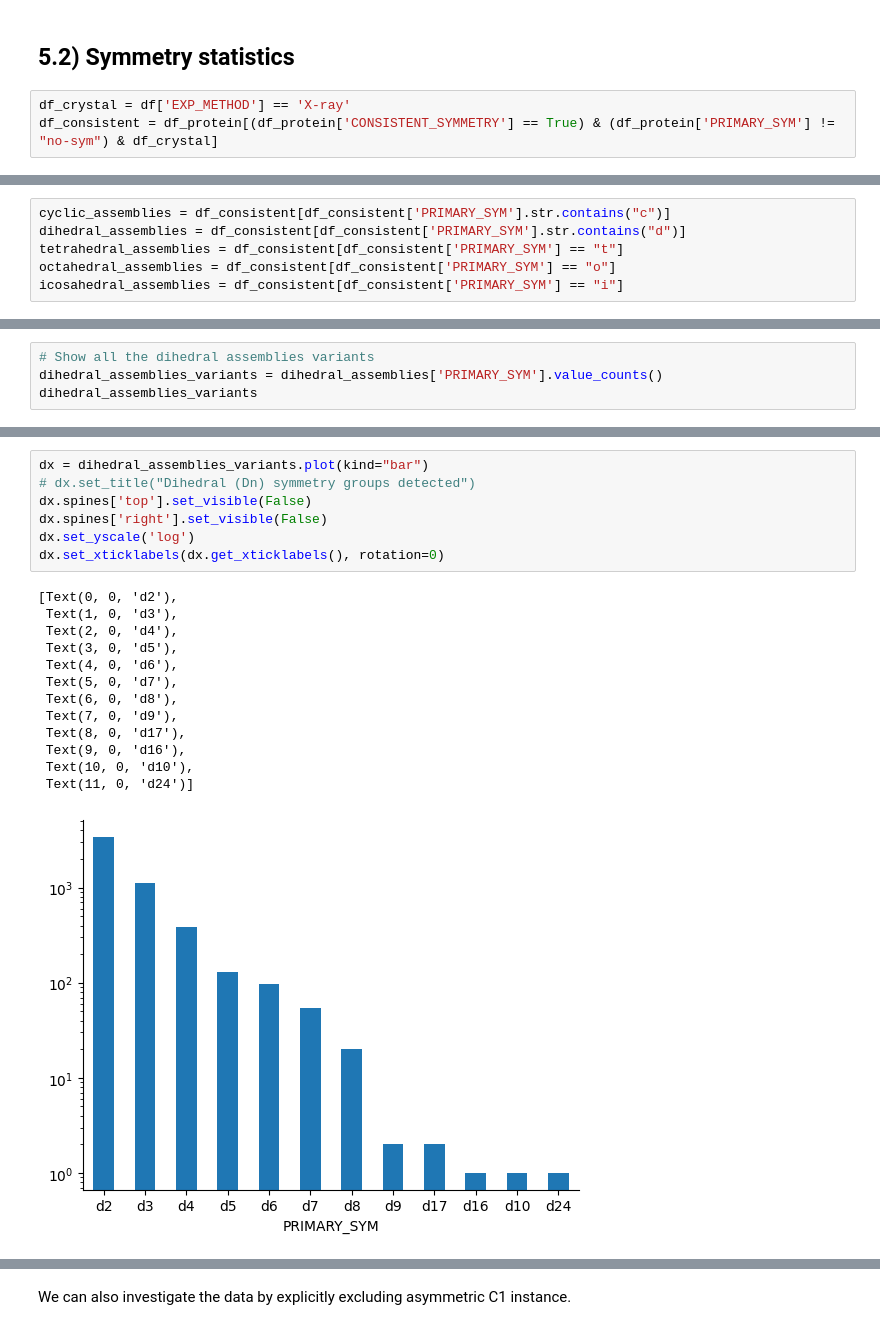
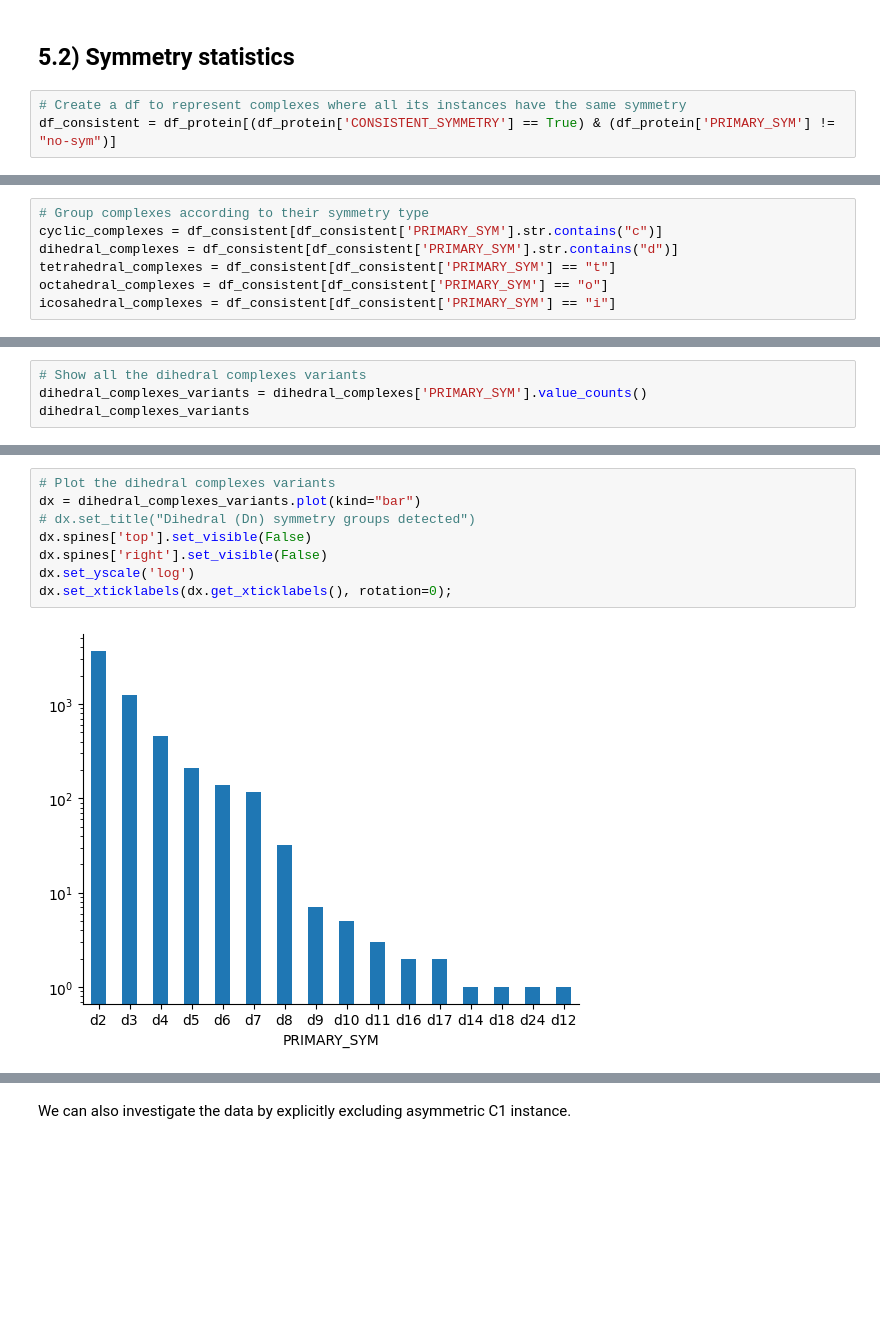
Before and after one commit to PDBe-KB/pdbe-assemblies-analysis, a Jupyter notebook: assemblies_analysis.ipynb, the cells around one changed output, grey strips where cells are left out. Saved outputs shown, nothing was run; the diff lists cells and outputs as text; blank space fills up the shorter version.

```diff
--- a/assemblies_analysis.ipynb
+++ b/assemblies_analysis.ipynb
@@ -1293,6 +1195,6 @@ df_protein["PRIMARY_SYM"] = df_protein["SYMMETRY_OPS"].apply(lambda x: most_freq
 # %% [markdown]
 ## 5.2) Symmetry statistics
 # %%
-df_crystal = df['EXP_METHOD'] == 'X-ray'
-df_consistent = df_protein[(df_protein['CONSISTENT_SYMMETRY'] == True) & (df_protein['PRIMARY_SYM'] != "no-sym") & df_crystal]
+# Create a df to represent complexes where all its instances have the same symmetry
+df_consistent = df_protein[(df_protein['CONSISTENT_SYMMETRY'] == True) & (df_protein['PRIMARY_SYM'] != "no-sym")]
 # %%
@@ -1302,7 +1204,8 @@ There are 30026 unique assemblies that have a symmetry
 # %%
-cyclic_assemblies = df_consistent[df_consistent['PRIMARY_SYM'].str.contains("c")]
-dihedral_assemblies = df_consistent[df_consistent['PRIMARY_SYM'].str.contains("d")]
-tetrahedral_assemblies = df_consistent[df_consistent['PRIMARY_SYM'] == "t"]
-octahedral_assemblies = df_consistent[df_consistent['PRIMARY_SYM'] == "o"]
-icosahedral_assemblies = df_consistent[df_consistent['PRIMARY_SYM'] == "i"]
+# Group complexes according to their symmetry type
+cyclic_complexes = df_consistent[df_consistent['PRIMARY_SYM'].str.contains("c")]
+dihedral_complexes = df_consistent[df_consistent['PRIMARY_SYM'].str.contains("d")]
+tetrahedral_complexes = df_consistent[df_consistent['PRIMARY_SYM'] == "t"]
+octahedral_complexes = df_consistent[df_consistent['PRIMARY_SYM'] == "o"]
+icosahedral_complexes = df_consistent[df_consistent['PRIMARY_SYM'] == "i"]
 # %%
@@ -1357,6 +1246,6 @@ cx.set_xticklabels(cx.get_xticklabels(), rotation=0)
 # %%
-# Show all the dihedral assemblies variants
-dihedral_assemblies_variants = dihedral_assemblies['PRIMARY_SYM'].value_counts()
-dihedral_assemblies_variants
+# Show all the dihedral complexes variants
+dihedral_complexes_variants = dihedral_complexes['PRIMARY_SYM'].value_counts()
+dihedral_complexes_variants
 # %% [output]
 PRIMARY_SYM
@@ -1375,23 +1268,12 @@ d24       1
 Name: count, dtype: int64
 # %%
-dx = dihedral_assemblies_variants.plot(kind="bar")
+# Plot the dihedral complexes variants
+dx = dihedral_complexes_variants.plot(kind="bar")
 # dx.set_title("Dihedral (Dn) symmetry groups detected")
 dx.spines['top'].set_visible(False)
 dx.spines['right'].set_visible(False)
 dx.set_yscale('log')
-dx.set_xticklabels(dx.get_xticklabels(), rotation=0)
+dx.set_xticklabels(dx.get_xticklabels(), rotation=0);
 # %% [output]
-[Text(0, 0, 'd2'),
- Text(1, 0, 'd3'),
- Text(2, 0, 'd4'),
- Text(3, 0, 'd5'),
- Text(4, 0, 'd6'),
- Text(5, 0, 'd7'),
- Text(6, 0, 'd8'),
- Text(7, 0, 'd9'),
- Text(8, 0, 'd17'),
- Text(9, 0, 'd16'),
- Text(10, 0, 'd10'),
- Text(11, 0, 'd24')]
-[figure, old version]
+[figure, new version]
 # %% [markdown]
```
Also changed, not shown: parts of 152 cells of this notebook.
